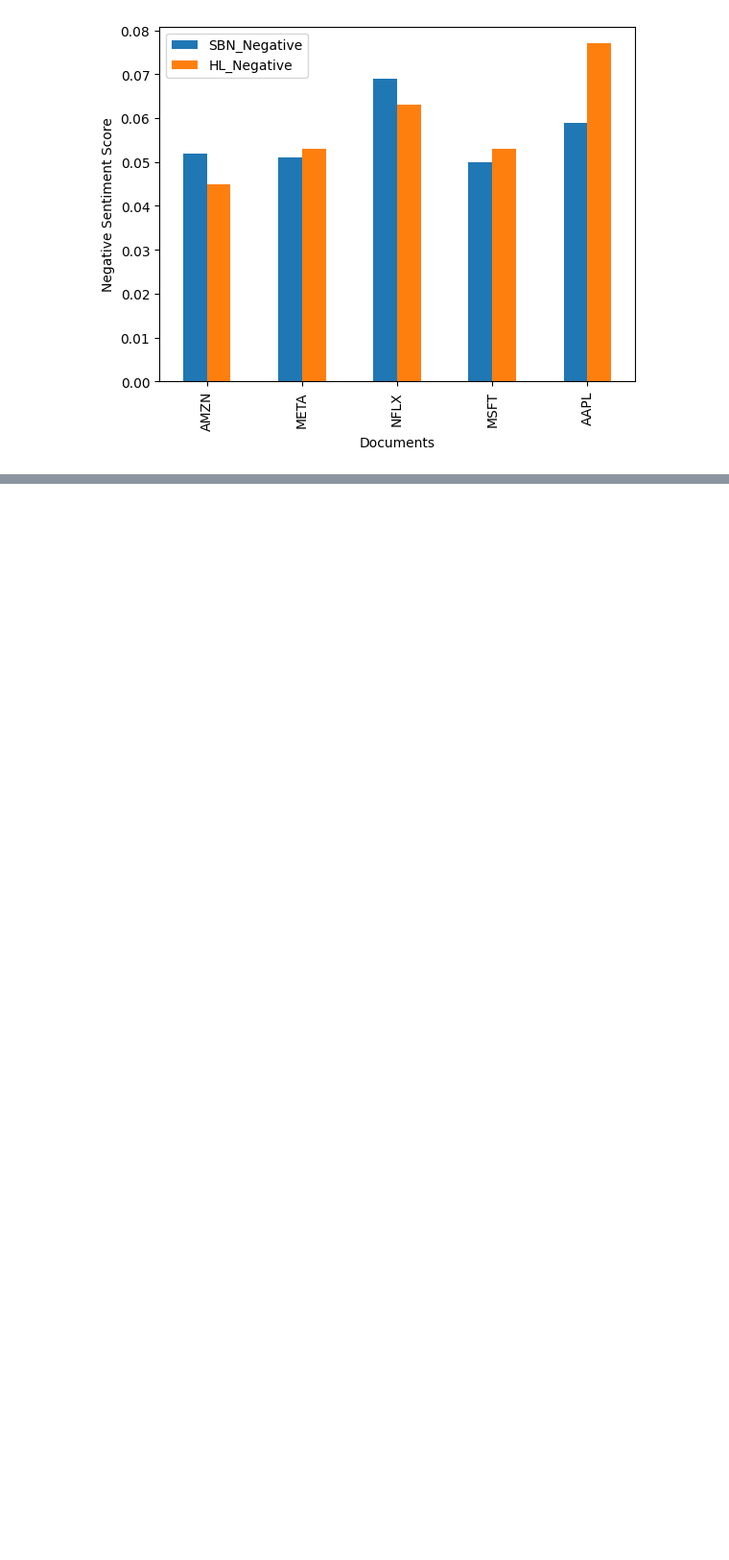
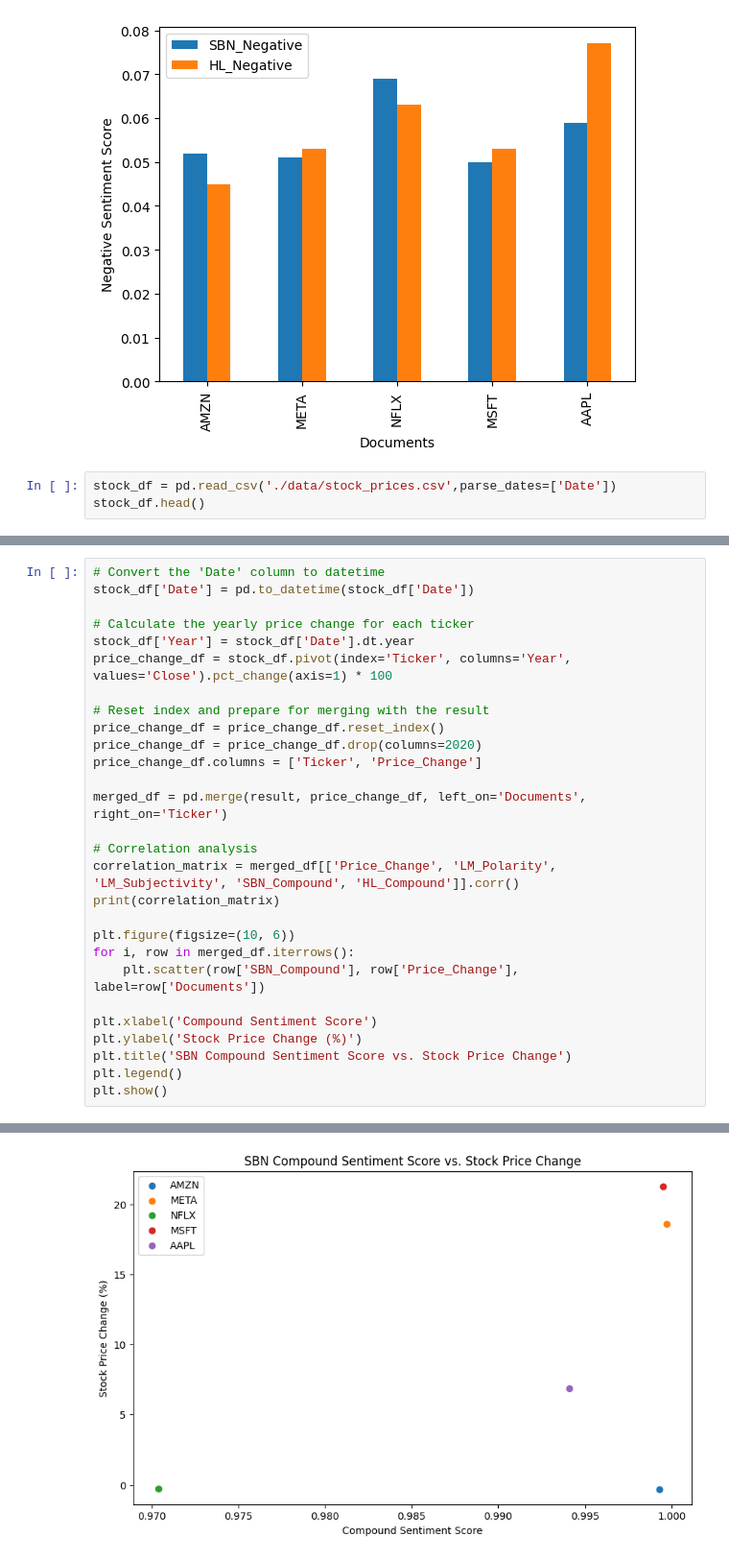
Before and after one commit to lakshyaag/INSY-669-Group-Project, a Jupyter notebook: sentiment_analysis.ipynb, the cells around one changed output, grey strips where cells are left out. Shown: that part at 96% size. Saved outputs shown, nothing was run; the diff lists cells and outputs as text; blank space fills up the shorter version.

Commit message:
update result analysis

```diff
--- a/sentiment_analysis.ipynb
+++ b/sentiment_analysis.ipynb
@@ -503,3 +523,6 @@ plt.show()
 # %% [output]
 [interactive output not drawn]
 [figure]
+# %%
+stock_df = pd.read_csv('./data/stock_prices.csv',parse_dates=['Date'])
+stock_df.head()
@@ -505,0 +547,29 @@ plt.show()
+# %%
+# Convert the 'Date' column to datetime
+stock_df['Date'] = pd.to_datetime(stock_df['Date'])
+
+# Calculate the yearly price change for each ticker
+stock_df['Year'] = stock_df['Date'].dt.year
+price_change_df = stock_df.pivot(index='Ticker', columns='Year', values='Close').pct_change(axis=1) * 100
+
+# Reset index and prepare for merging with the result
+price_change_df = price_change_df.reset_index()
+price_change_df = price_change_df.drop(columns=2020)
+price_change_df.columns = ['Ticker', 'Price_Change']
+
+merged_df = pd.merge(result, price_change_df, left_on='Documents', right_on='Ticker')
+
+# Correlation analysis
+correlation_matrix = merged_df[['Price_Change', 'LM_Polarity', 'LM_Subjectivity', 'SBN_Compound', 'HL_Compound']].corr()
+print(correlation_matrix)
+
+plt.figure(figsize=(10, 6))
+for i, row in merged_df.iterrows():
+    plt.scatter(row['SBN_Compound'], row['Price_Change'], label=row['Documents'])
+
+plt.xlabel('Compound Sentiment Score')
+plt.ylabel('Stock Price Change (%)')
+plt.title('SBN Compound Sentiment Score vs. Stock Price Change')
+plt.legend()
+plt.show()
+# %% [output]
@@ -505,0 +590 @@ plt.show()
+[figure, added]
```
Also changed, not shown: parts of 4 cells of this notebook.
